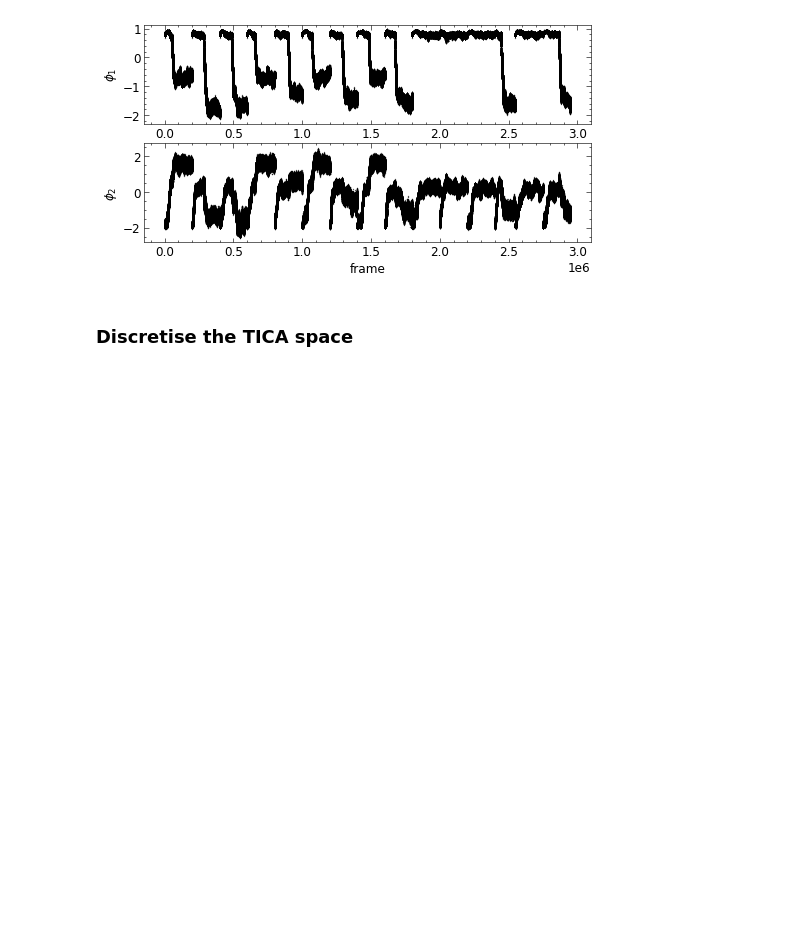
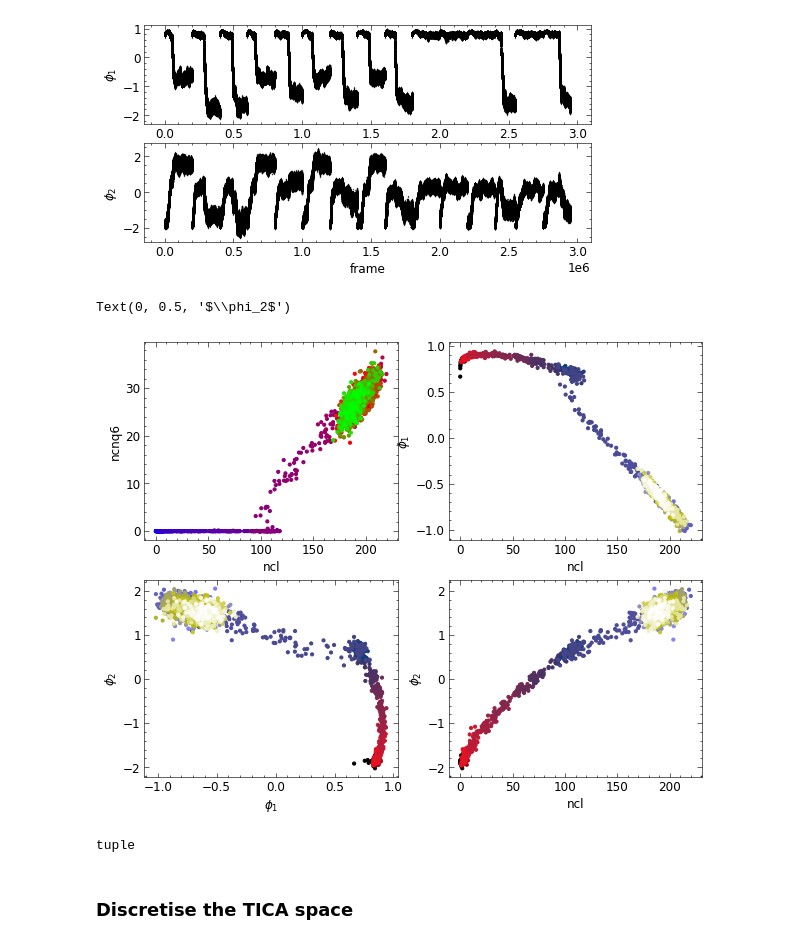
Before and after one commit to aaronrfinney/VAMP-MSM, a Jupyter notebook: MSM2_TICA.ipynb, the cells around one changed output. Cells and saved outputs as stored; diff of their text form; code cells hidden in the pictures; blank space fills up the shorter version.

```diff
--- a/MSM2_TICA.ipynb
+++ b/MSM2_TICA.ipynb
@@ -297,6 +297,36 @@ ax[1].set_ylabel(r'$\phi_2$')
 # %% [output]
 Text(0, 0.5, '$\\phi_2$')
 [figure]
+# %%
+fig, ax = plt.subplots(2,2, figsize=(10, 8))
+
+t0 = 0
+tf = 200000
+cols = np.arange(0,2000)/2000
+
+ax[0,0].scatter(Data[t0:tf:100,1],Data[t0:tf:100,9],s=10,c=cols,cmap='brg')
+ax[0,0].set_xlabel('ncl')
+ax[0,0].set_ylabel('ncnq6')
+
+ax[1,0].scatter(tics[t0:tf:100,0],tics[t0:tf:100,1],s=10,c=cols,cmap='gist_stern')
+ax[1,0].set_xlabel(r'$\phi_1$')
+ax[1,0].set_ylabel(r'$\phi_2$')
+
+ax[0,1].scatter(Data[t0:tf:100,1],tics[t0:tf:100,0],s=10,c=cols,cmap='gist_stern')
+ax[0,1].set_xlabel('ncl')
+ax[0,1].set_ylabel(r'$\phi_1$')
+
+ax[1,1].scatter(Data[t0:tf:100,1],tics[t0:tf:100,1],s=10,c=cols,cmap='gist_stern')
+ax[1,1].set_xlabel('ncl')
+ax[1,1].set_ylabel(r'$\phi_2$')
+# %% [output]
+Text(0, 0.5, '$\\phi_2$')
+[figure, added]
+# %%
+type(cols.shape)
+#type(Data[t0:tf:100,1].shape)
+# %% [output]
+tuple
 # %% [markdown]
 ### Discretise the TICA space
 # %%
```
Also changed, not shown: parts of 1 cell of this notebook.
